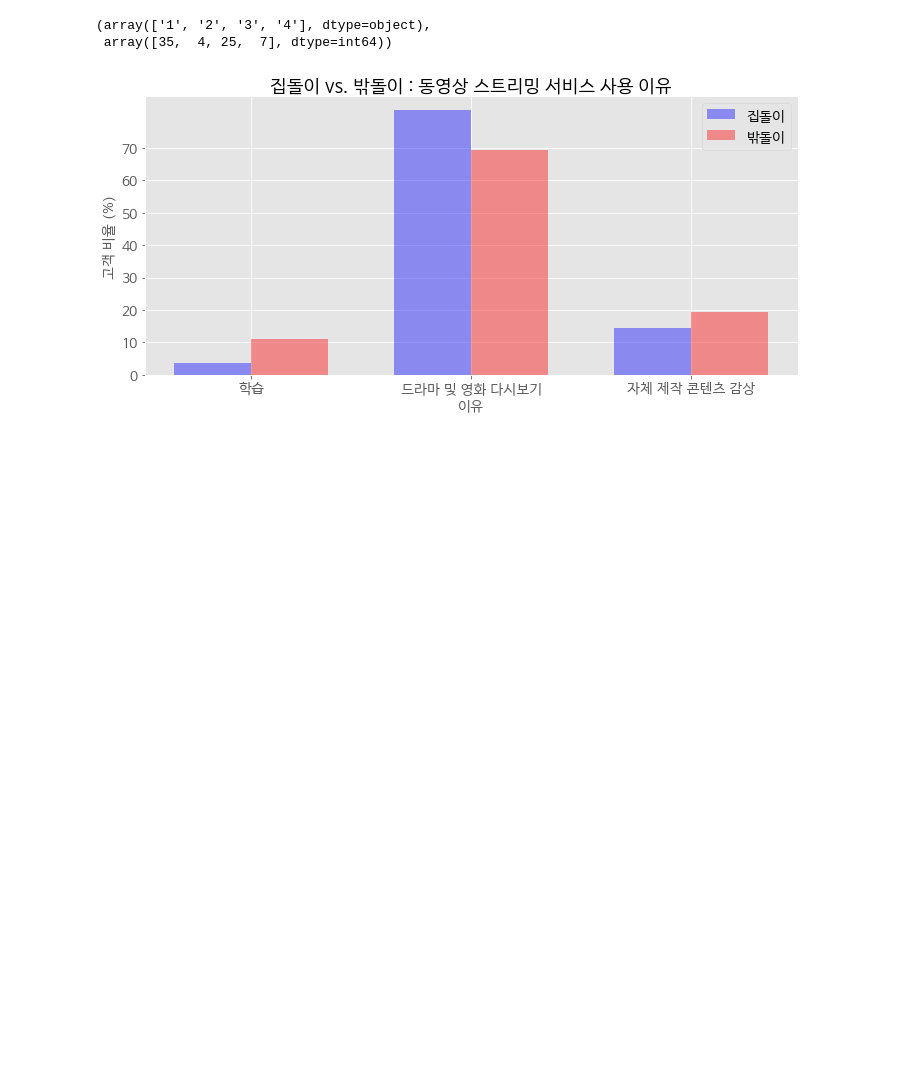
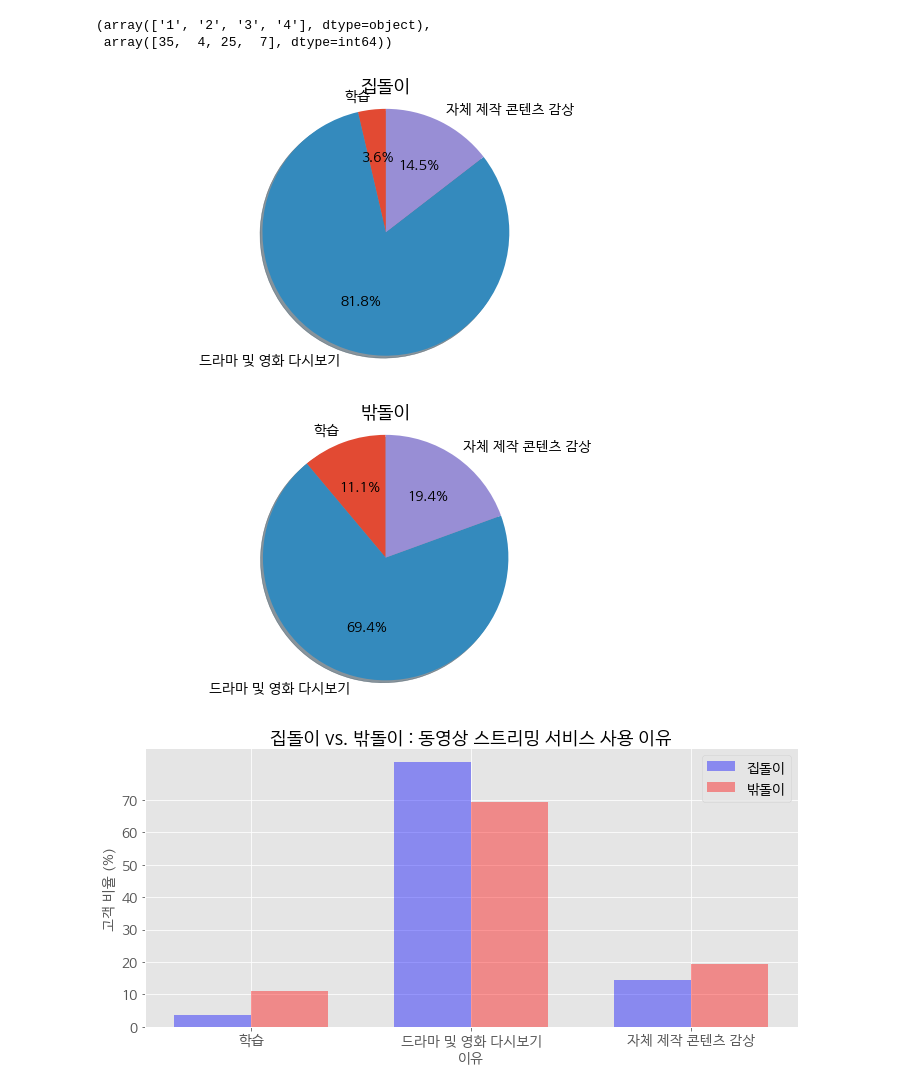
Before and after one commit to SOYNGPARK/shcard-summerschool, a Jupyter notebook: zipdol_survey20-23.ipynb, the cells around one changed output. Cells and saved outputs as stored; diff of their text form; code cells hidden in the pictures; blank space fills up the shorter version.

```diff
--- a/zipdol_survey20-23.ipynb
+++ b/zipdol_survey20-23.ipynb
@@ -421,6 +425,14 @@ num, count_nozip23
 # %% [output]
 (array(['1', '2', '3', '4'], dtype=object),
  array([35,  4, 25,  7], dtype=int64))
+# %%
+labels = ['학습', '드라마 및 영화 다시보기', '자체 제작 콘텐츠 감상']
+# %%
+piechart('집돌이',labels ,count_zip23[1:])
+piechart('밖돌이',labels ,count_nozip23[1:])
+# %% [output]
+[figure, added]
+[figure, added]
 # %%
 n_groups = 3
 
```
Also changed, not shown: parts of 10 cells of this notebook.
